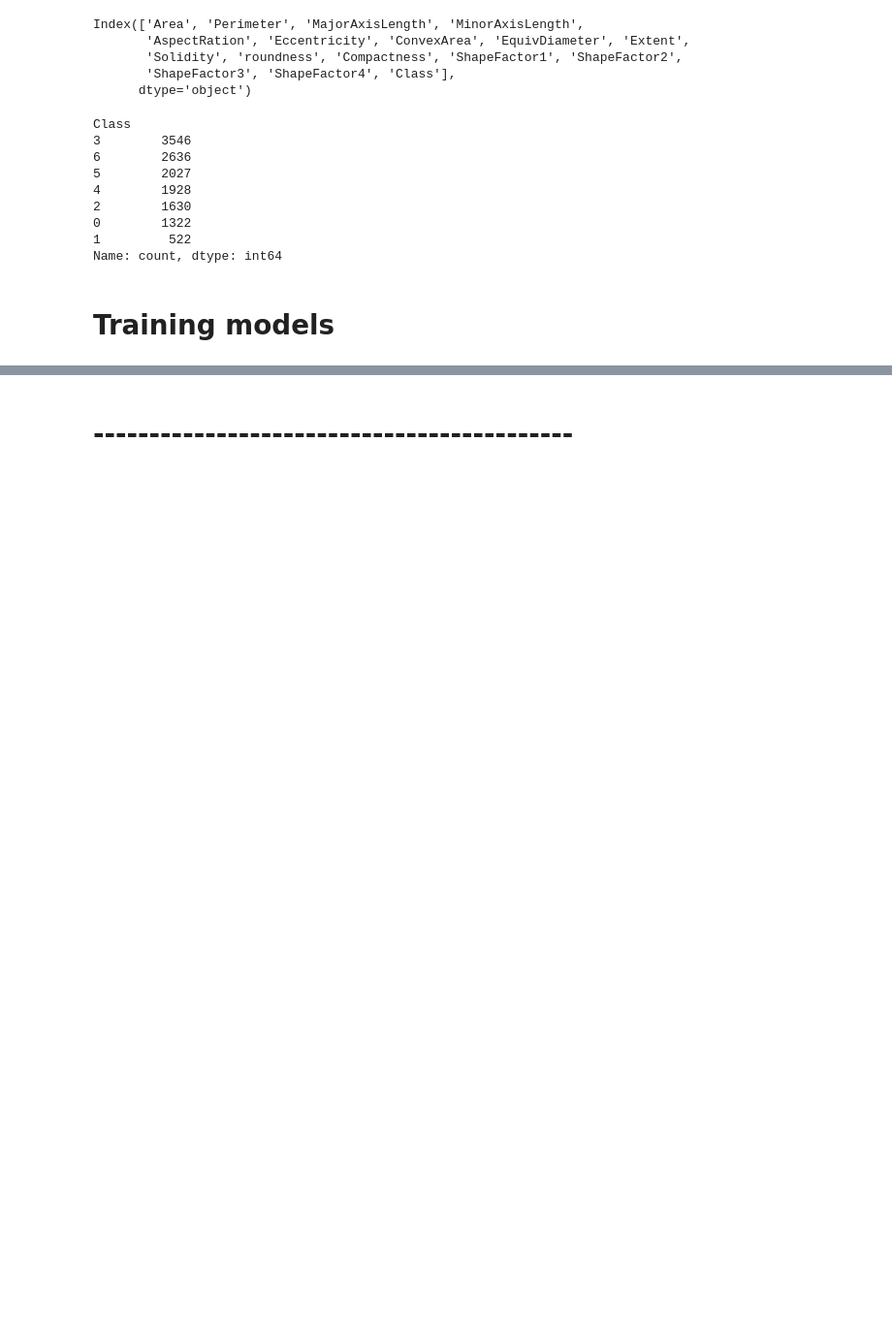
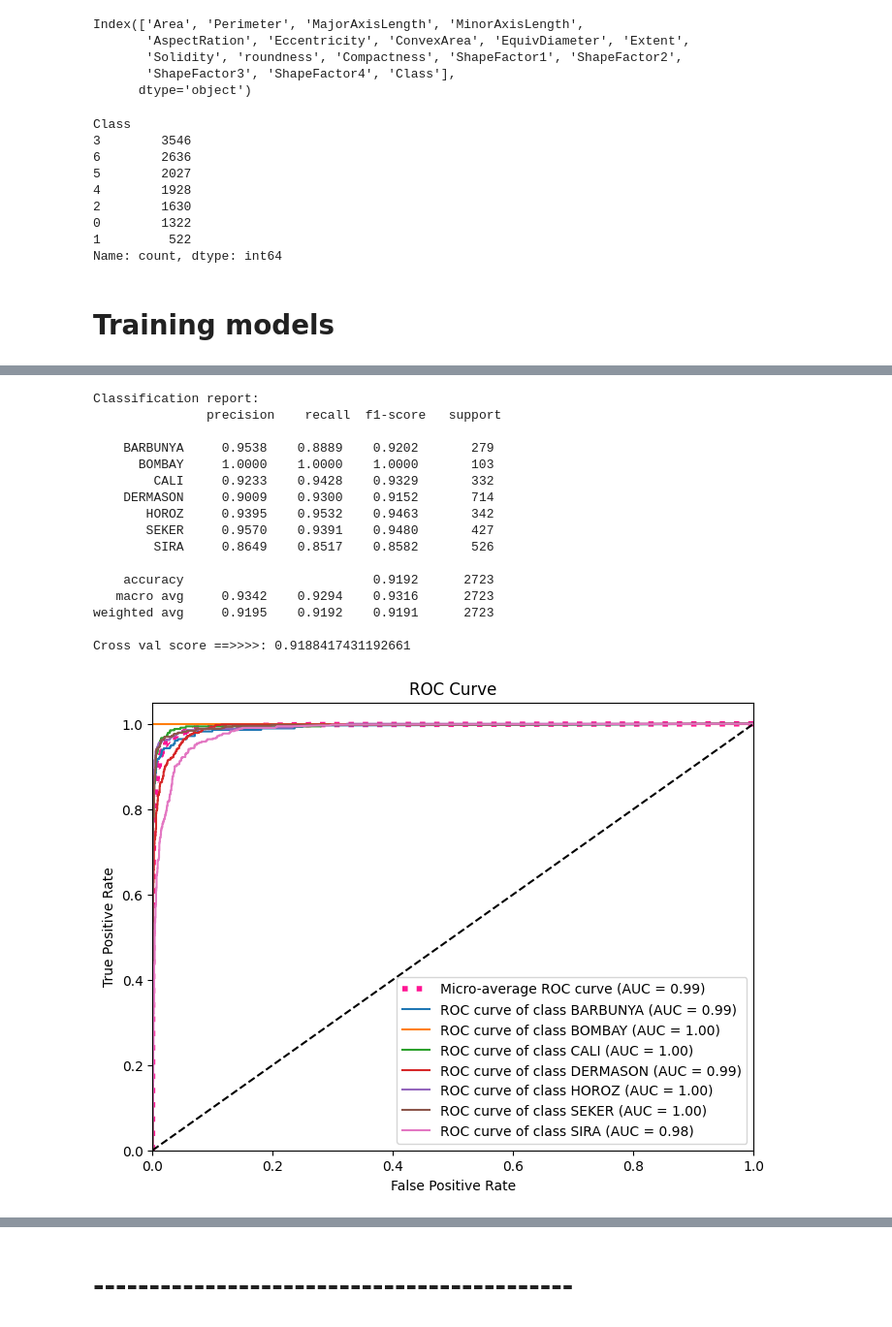
Before and after one commit to longluv1605/dry_bean_classification, a Jupyter notebook: drybeanclf.ipynb, the cells around one changed output, grey strips where cells are left out. Shown at 97% size. Drawn from its saved outputs; the diff is of its cells as text; code cells hidden in the pictures; blank space fills up the shorter version.

```diff
--- a/drybeanclf.ipynb
+++ b/drybeanclf.ipynb
@@ -312,0 +431,21 @@ KeyboardInterrupt:
+# %%
+### Random Forest
+evaluate_model(best_RF_model, x_test, y_test, classes=encoder.classes_)
+# %% [output]
+Classification report:
+               precision    recall  f1-score   support
+
+    BARBUNYA     0.9538    0.8889    0.9202       279
+      BOMBAY     1.0000    1.0000    1.0000       103
+        CALI     0.9233    0.9428    0.9329       332
+    DERMASON     0.9009    0.9300    0.9152       714
+       HOROZ     0.9395    0.9532    0.9463       342
+       SEKER     0.9570    0.9391    0.9480       427
+        SIRA     0.8649    0.8517    0.8582       526
+
+    accuracy                         0.9192      2723
+   macro avg     0.9342    0.9294    0.9316      2723
+weighted avg     0.9195    0.9192    0.9191      2723
+
+Cross val score ==>>>>: 0.9188417431192661
+[figure, added]
```
Also changed, not shown: parts of 39 cells of this notebook, 36 other files.
